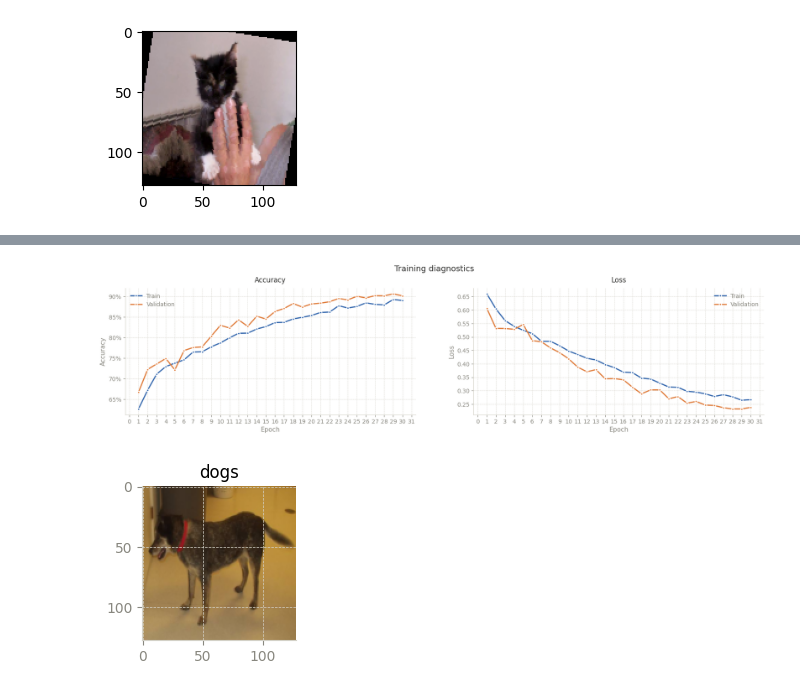
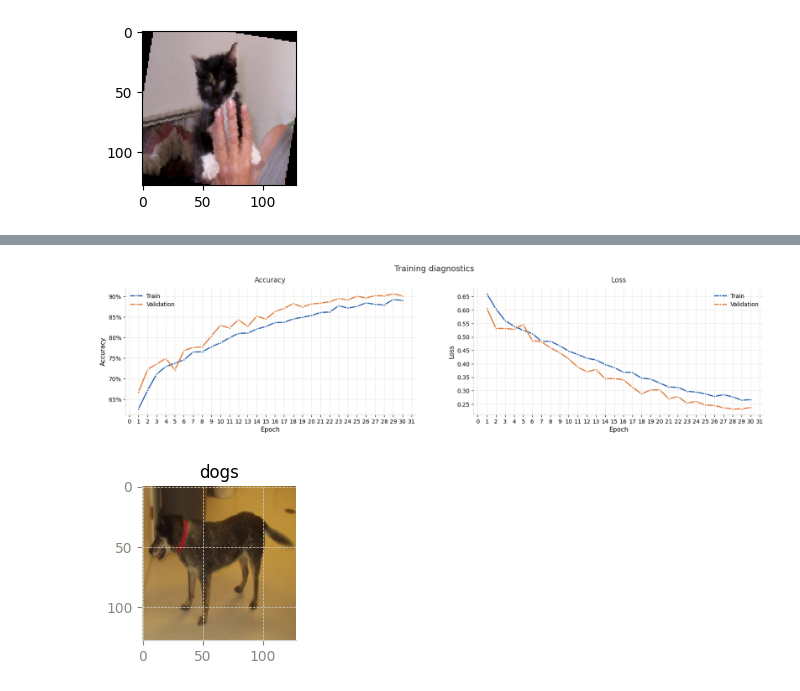
Before and after one commit to Rifath-Mahmud/CVPR, a Jupyter notebook: catdog_cnn.ipynb, the cells around one changed output, grey strips where cells are left out. Drawn from its saved outputs; the diff is of its cells as text; code cells hidden in the pictures.

```diff
--- a/catdog_cnn.ipynb
+++ b/catdog_cnn.ipynb
@@ -240,6 +240,7 @@ import numpy as np
 BLUE   = "#3266ad"
 ORANGE = "#e07b39"
 GRAY   = "#88877f"
+BLACK  = "#000000"
 
 plt.rcParams.update({
     "font.family": "sans-serif",
@@ -251,43 +252,43 @@ plt.rcParams.update({
     "grid.color": "#d3d1c7",
     "grid.linewidth": 0.5,
     "grid.linestyle": "--",
-    "xtick.color": GRAY,
-    "ytick.color": GRAY,
+    "xtick.color": BLACK,
+    "ytick.color": BLACK,
     "xtick.labelsize": 10,
     "ytick.labelsize": 10,
 })
 
-epochs_number = np.arange(1, epochs + 1)
+epochs_number = np.arange(1, epochs+1)
 fig = plt.figure(figsize=(20, 4))
 gs  = gridspec.GridSpec(1, 2, figure=fig, wspace=0.2)
 
 # ── Accuracy ──────────────────────────────────────────────────────────────────
 ax1 = fig.add_subplot(gs[0])
 ax1.plot(epochs_number, train_accuracies, color=BLUE,   lw=2,   label="Train",      marker="o", ms=4, mew=1.5, mec="white")
 ax1.plot(epochs_number, val_accuracies,   color=ORANGE, lw=2,   label="Validation", marker="o", ms=4, mew=1.5, mec="white", linestyle="-")
 ax1.xaxis.set_major_locator(mticker.MultipleLocator(1))
 ax1.yaxis.set_major_formatter(mticker.FuncFormatter(lambda x, _: f"{x*100:.0f}%"))
-ax1.set_xlabel("Epoch", color=GRAY, fontsize=11)
-ax1.set_ylabel("Accuracy", color=GRAY, fontsize=11)
+ax1.set_xlabel("Epoch", color=BLACK, fontsize=11)
+ax1.set_ylabel("Accuracy", color=BLACK, fontsize=11)
 ax1.set_title("Accuracy", fontsize=12, fontweight="medium", color="#2c2c2a", pad=10)
-ax1.legend(frameon=False, fontsize=10, labelcolor=GRAY)
+ax1.legend(frameon=False, fontsize=10, labelcolor=BLACK)
 
 # ── Loss ──────────────────────────────────────────────────────────────────────
 ax2 = fig.add_subplot(gs[1])
 ax2.plot(epochs_number, train_losses, color=BLUE,   lw=2, label="Train",      marker="o", ms=4, mew=1.5, mec="white")
 ax2.plot(epochs_number, val_losses,   color=ORANGE, lw=2, label="Validation", marker="o", ms=4, mew=1.5, mec="white", linestyle="-")
 ax2.xaxis.set_major_locator(mticker.MultipleLocator(1))
 ax2.yaxis.set_major_locator(mticker.MultipleLocator(0.05))
-ax2.set_xlabel("Epoch", color=GRAY, fontsize=11)
-ax2.set_ylabel("Loss",  color=GRAY, fontsize=11)
+ax2.set_xlabel("Epoch", color=BLACK, fontsize=11)
+ax2.set_ylabel("Loss",  color=BLACK, fontsize=11)
 ax2.set_title("Loss", fontsize=12, fontweight="medium", color="#2c2c2a", pad=10)
-ax2.legend(frameon=False, fontsize=10, labelcolor=GRAY)
+ax2.legend(frameon=False, fontsize=10, labelcolor=BLACK)
 
 fig.suptitle("Training diagnostics", fontsize=14, fontweight="medium", color="#2c2c2a", y=1.02)
 plt.savefig("training_curves.pdf", bbox_inches="tight", dpi=150)
 plt.show()
 # %% [output]
-[figure, old version]
+[figure, new version]
 # %%
 model.eval()
 with torch.no_grad():
```
